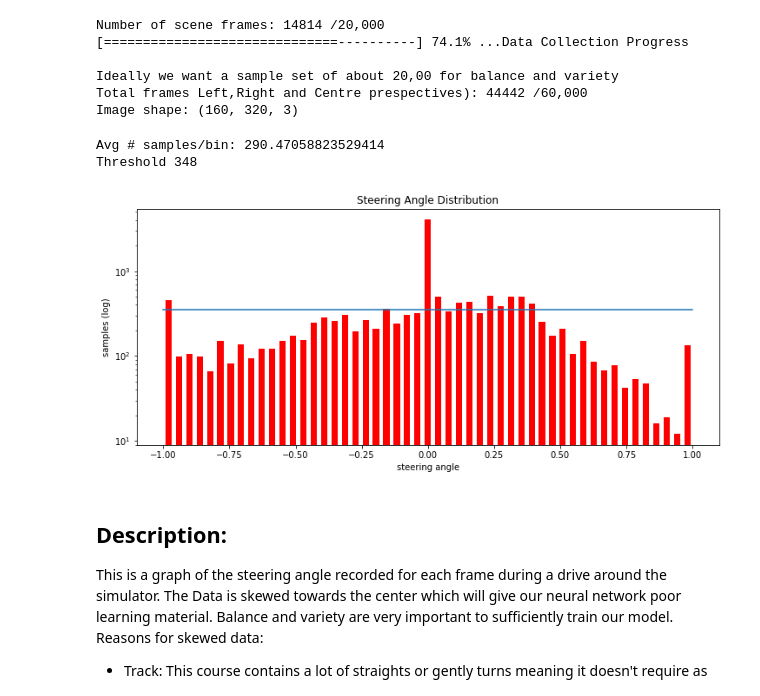
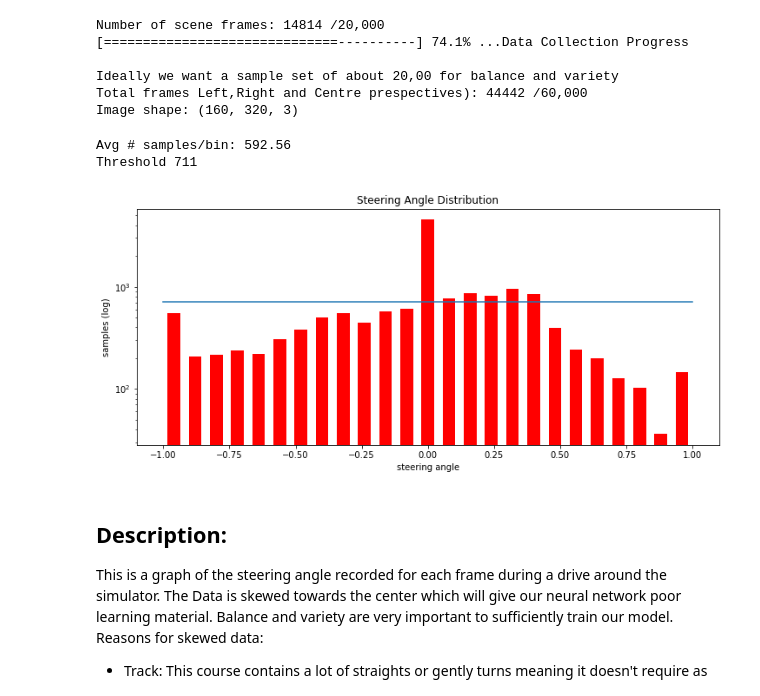
Before and after one commit to RobJLeonard/SelfDrivingCar, a Jupyter notebook: BehaviouralCloning/Training Data.ipynb, the cells around one changed output. Drawn from its saved outputs; the diff is of its cells as text; code cells hidden in the pictures.

```diff
--- a/BehaviouralCloning/Training Data.ipynb
+++ b/BehaviouralCloning/Training Data.ipynb
@@ -80,29 +80,29 @@ Image shape: (160, 320, 3)
 # %%
 # Visualising the steering angle distribution
 
 #size of steering angle bins
-binSize = 51
+binSize = 25
 
 hist, bins = np.histogram(df.steering, binSize)
 center = (bins[:-1] + bins[1:])/2
 
 plt.figure(figsize=(12,5))
 plt.bar(center, hist, align='center', width=(bins[0] - bins[1])*0.6, log=True, fc='r', color='b')
 plt.title('Steering Angle Distribution')
 plt.ylabel('samples (log)')
 plt.xlabel('steering angle')
 avg_nb_samples = len(df['steering']) / binSize
 
 #we want the threshold to be a bit above the average number of samples
 threshold = int(avg_nb_samples * 1.2)
 plt.plot((df['steering'].min(), df['steering'].max()), (threshold, threshold))
 
 print('Avg # samples/bin: {}'.format(avg_nb_samples))
 print('Threshold {}'.format(threshold))
 # %% [output]
-Avg # samples/bin: 290.47058823529414
-Threshold 348
+Avg # samples/bin: 592.56
+Threshold 711
-[figure, old version]
+[figure, new version]
 # %% [markdown]
 ## Description:
 This is a graph of the steering angle recorded for each frame during a drive around the simulator. The Data is skewed towards the center which will give our neural network poor learning material. Balance and variety are very important to sufficiently train our model.
```
Also changed, not shown: parts of 9 cells of this notebook.
